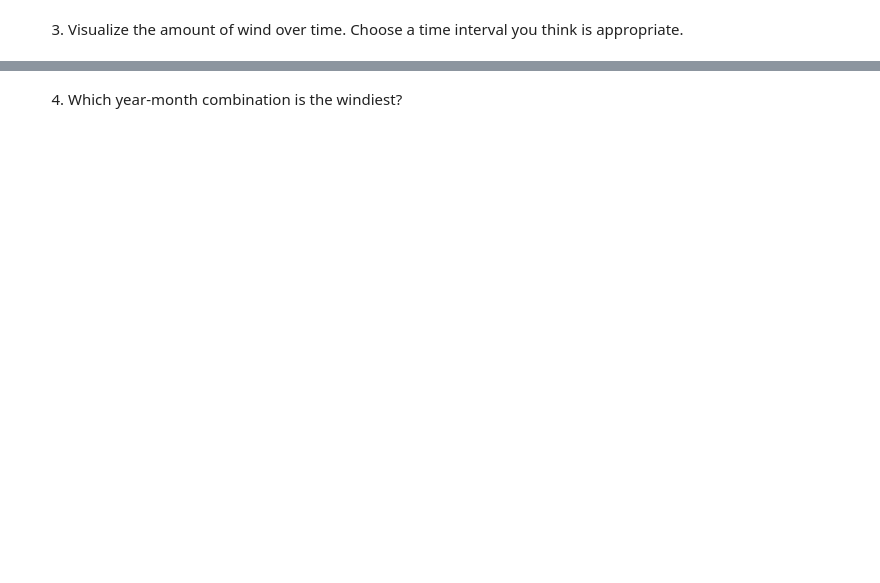
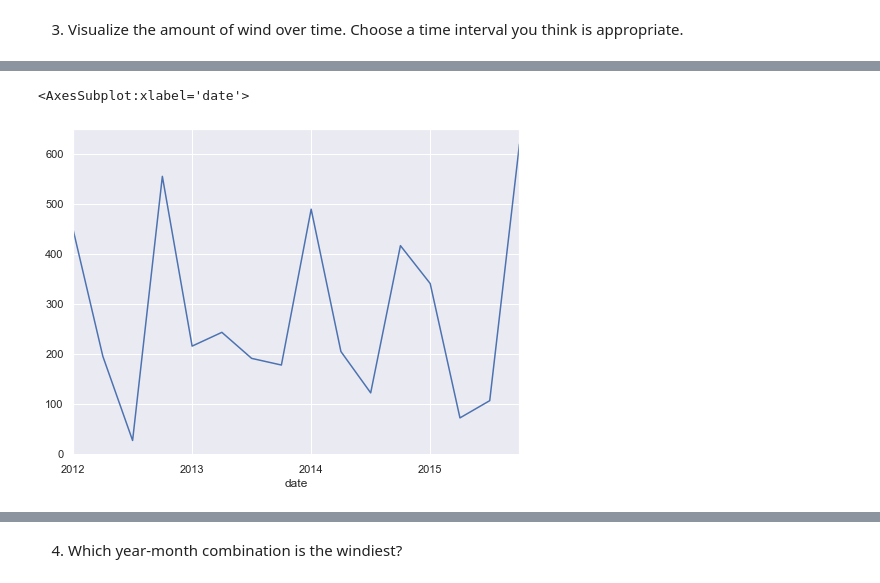
Before and after one commit to Tyler-Applegate/time-series-exercises, a Jupyter notebook: scartchpad.ipynb, the cells around one changed output, grey strips where cells are left out. Drawn from its saved outputs; the diff is of its cells as text; code cells hidden in the pictures; blank space fills up the shorter version.

```diff
--- a/scartchpad.ipynb
+++ b/scartchpad.ipynb
@@ -121,0 +170,7 @@ Use the dataset to answer the following questions:
+# %%
+# Quarterly
+seattle_df.resample('Q').sum().precipitation.plot()
+# best
+# %% [output]
+<AxesSubplot:xlabel='date'>
+[figure, added]
```
Also changed, not shown: parts of 18 cells of this notebook.
